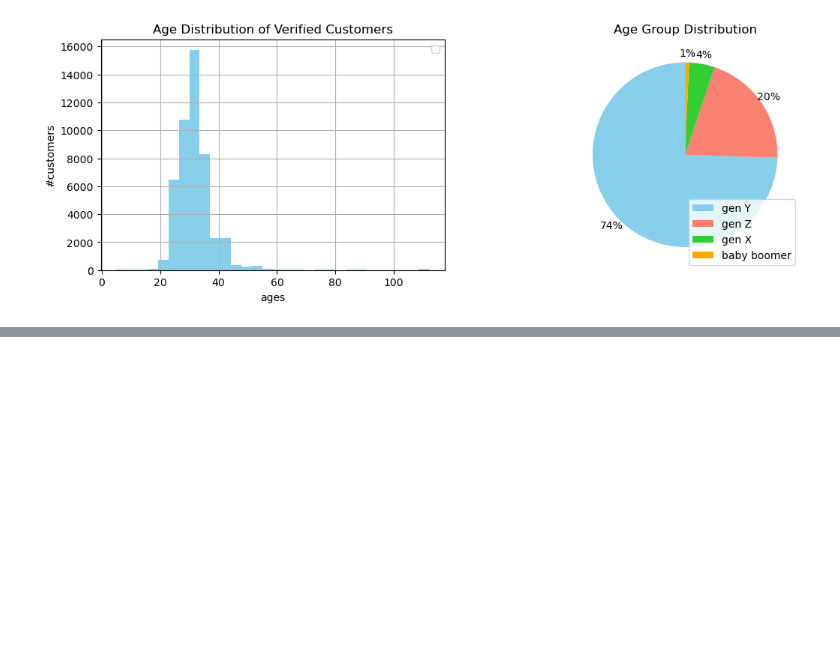
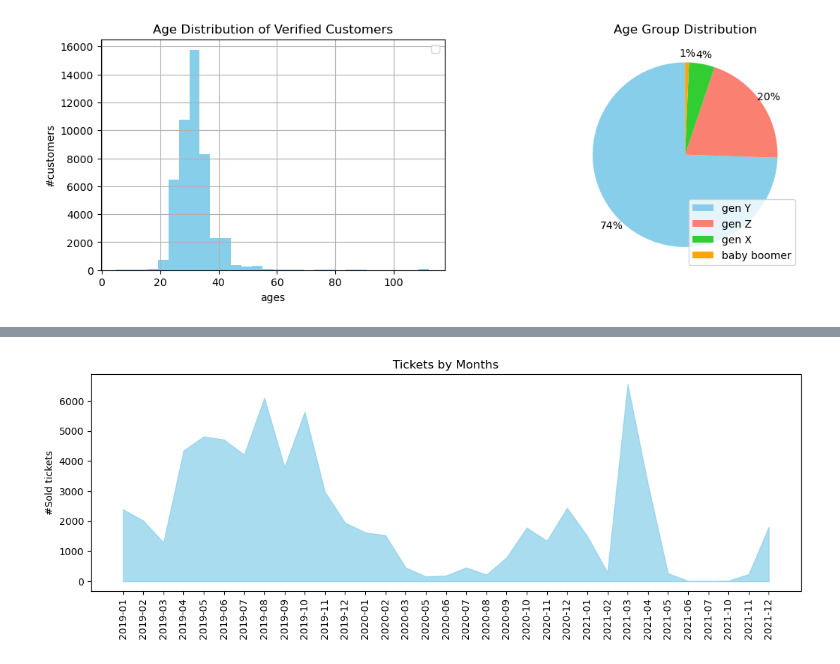
Before and after one commit to DucD0610/HOYTS-Cinema-Ticket-Sales-Analysis, a Jupyter notebook: Capstone project/captone project.ipynb, the cells around one changed output, grey strips where cells are left out. Drawn from its saved outputs; the diff is of its cells as text; code cells hidden in the pictures; blank space fills up the shorter version.

```diff
--- a/Capstone project/captone project.ipynb
+++ b/Capstone project/captone project.ipynb
@@ -645,0 +645,16 @@ plt.legend()
+# %%
+df_join_all['month'] = pd.to_datetime(df_join_all['time']).dt.month
+df_join_all['name_day'] = pd.to_datetime(df_join_all['time']).dt.day_name()
+df_join_all['hour'] = pd.to_datetime(df_join_all['time']).dt.hour
+df_join_all['year_month'] = df_join_all['time'].dt.strftime('%Y-%m')
+# %%
+#By Month
+df_time_month = (
+    df_join_all
+    .groupby(df_join_all['year_month'])
+    .agg(
+        total_ticket = ('year_month', 'count')
+    ).reset_index()
+)
+
+df_time_month.head(5)
@@ -645,0 +668,12 @@ plt.legend()
+# %%
+# Plot by month
+plt.figure(figsize=(13,4))
+
+plt.fill_between(df_time_month['year_month'], df_time_month['total_ticket']
+                 , color = 'skyblue', alpha = 0.7)
+plt.xticks(rotation=90) #rotate x-label
+plt.title('Tickets by Months')
+plt.ylabel('#Sold tickets')
+plt.show()
+# %% [output]
+[figure, added]
```
Also changed, not shown: parts of 12 cells of this notebook.
